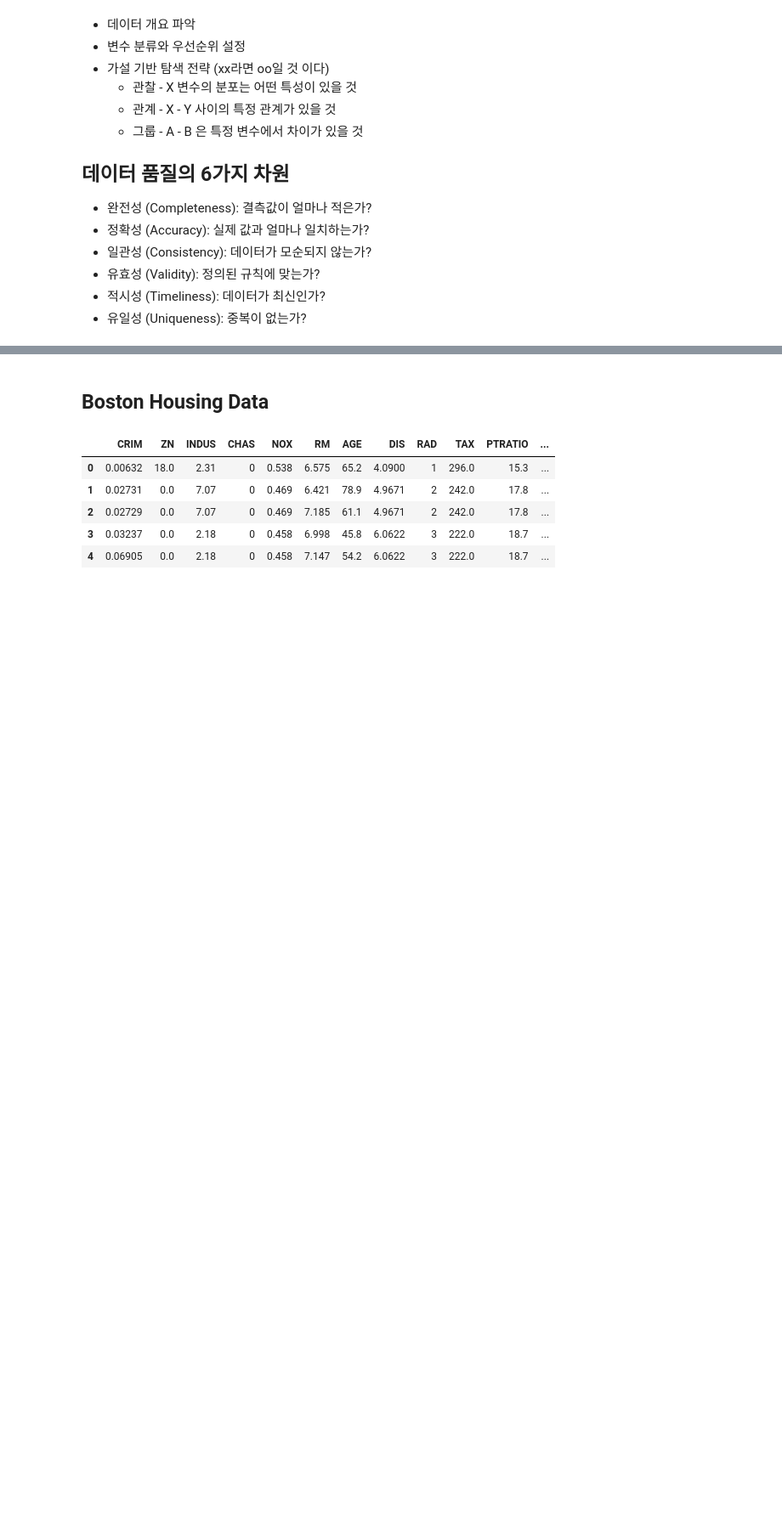
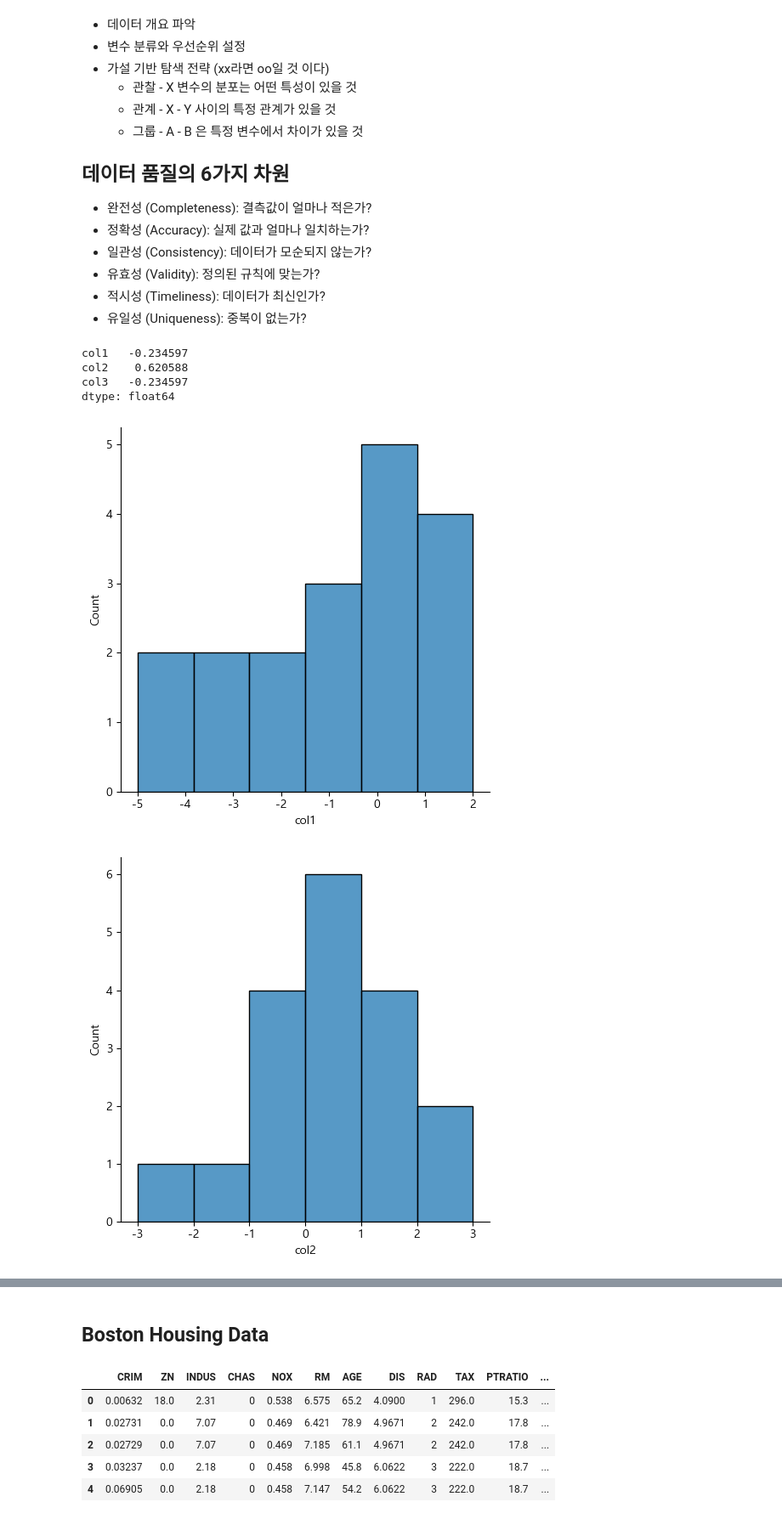
Before and after one commit to ming2tofu33/TIL, a Jupyter notebook: DataAnalysis/05-eda.ipynb, the cells around one changed output, grey strips where cells are left out. Shown at 85% size. Cells and saved outputs as stored; diff of their text form; code cells hidden in the pictures; blank space fills up the shorter version.

```diff
--- a/DataAnalysis/05-eda.ipynb
+++ b/DataAnalysis/05-eda.ipynb
@@ -33,3 +33,33 @@
 - 유효성 (Validity): 정의된 규칙에 맞는가?
 - 적시성 (Timeliness): 데이터가 최신인가?
 - 유일성 (Uniqueness): 중복이 없는가?
+# %%
+import pandas as pd
+import numpy as np
+import matplotlib.pyplot as plt
+import seaborn as sns
+import warnings
+
+warnings.filterwarnings('ignore', category=UserWarning)
+plt.rcParams['font.family'] = 'Malgun Gothic'
+plt.rcParams['axes.unicode_minus'] = False
+# %%
+a = [-5,-4,-3,-3,-2,-2,-1,-1,-1,0,0,0,0,0,1,1,1,2]
+b = [-3,-2,-1,-1,-1,-1,0,0,0,0,0,0,1,1,1,1,2,3]
+c = [-2,-1,-1,-1,0,0,0,0,0,1,1,1,2,2,3,3,4,5,]
+data = {"col1":a,"col2":b,"col3":c}
+df = pd.DataFrame(data)
+
+sns.displot(df['col1'])
+sns.displot(df['col2'])
+sns.displot(df['col3'])
+
+df.skew()  # 음수: 오른쪽 치우침, 0: 치우치지 않음 , 양수: 왼쪽으로 치우침
+df.kurtosis()  # 음수: 평평, 0: 정규 분포, 양수: 뾰족
+# %% [output]
+col1   -0.234597
+col2    0.620588
+col3   -0.234597
+dtype: float64
+[figure, added]
+[figure, added]
```
Also changed, not shown: parts of 1 cell of this notebook.
